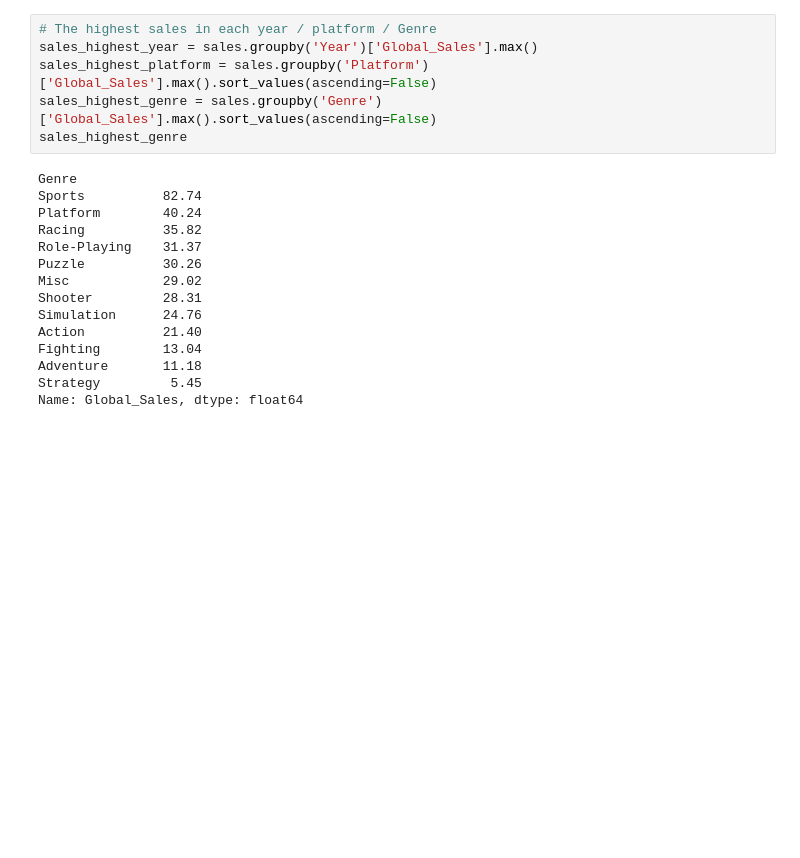
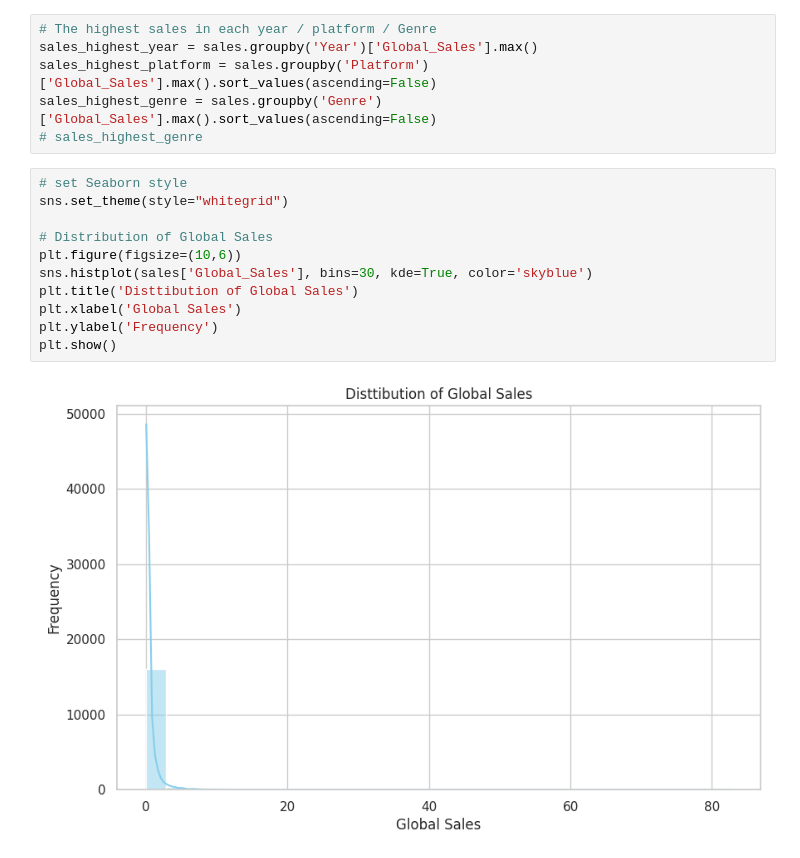
Before and after one commit to chfyljt/Works, a Jupyter notebook: Big data/Spark/VideoGamesSale.ipynb, the cells around one changed output. Saved outputs shown, nothing was run; the diff lists cells and outputs as text; blank space fills up the shorter version.

```diff
--- a/Big data/Spark/VideoGamesSale.ipynb
+++ b/Big data/Spark/VideoGamesSale.ipynb
@@ -34,19 +29,17 @@ sales.head()
 sales_highest_year = sales.groupby('Year')['Global_Sales'].max()
 sales_highest_platform = sales.groupby('Platform')['Global_Sales'].max().sort_values(ascending=False)
 sales_highest_genre = sales.groupby('Genre')['Global_Sales'].max().sort_values(ascending=False)
-sales_highest_genre
+# sales_highest_genre
-# %% [output]
-Genre
-Sports          82.74
-Platform        40.24
-Racing          35.82
-Role-Playing    31.37
-Puzzle          30.26
-Misc            29.02
-Shooter         28.31
-Simulation      24.76
-Action          21.40
-Fighting        13.04
-Adventure       11.18
-Strategy         5.45
-Name: Global_Sales, dtype: float64
+# %%
+# set Seaborn style
+sns.set_theme(style="whitegrid")
+
+# Distribution of Global Sales
+plt.figure(figsize=(10,6))
+sns.histplot(sales['Global_Sales'], bins=30, kde=True, color='skyblue')
+plt.title('Disttibution of Global Sales')
+plt.xlabel('Global Sales')
+plt.ylabel('Frequency')
+plt.show()
+# %% [output]
+[figure, added]
```
Also changed, not shown: parts of 11 cells of this notebook.
